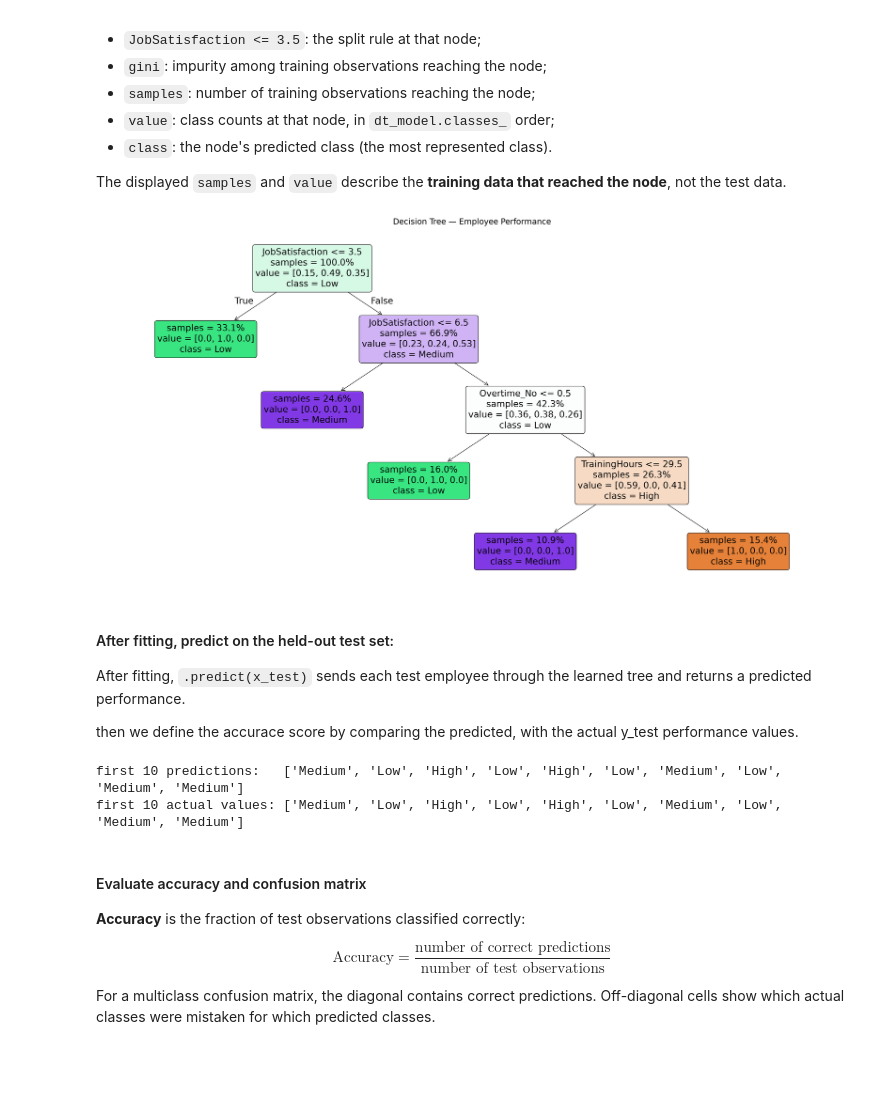
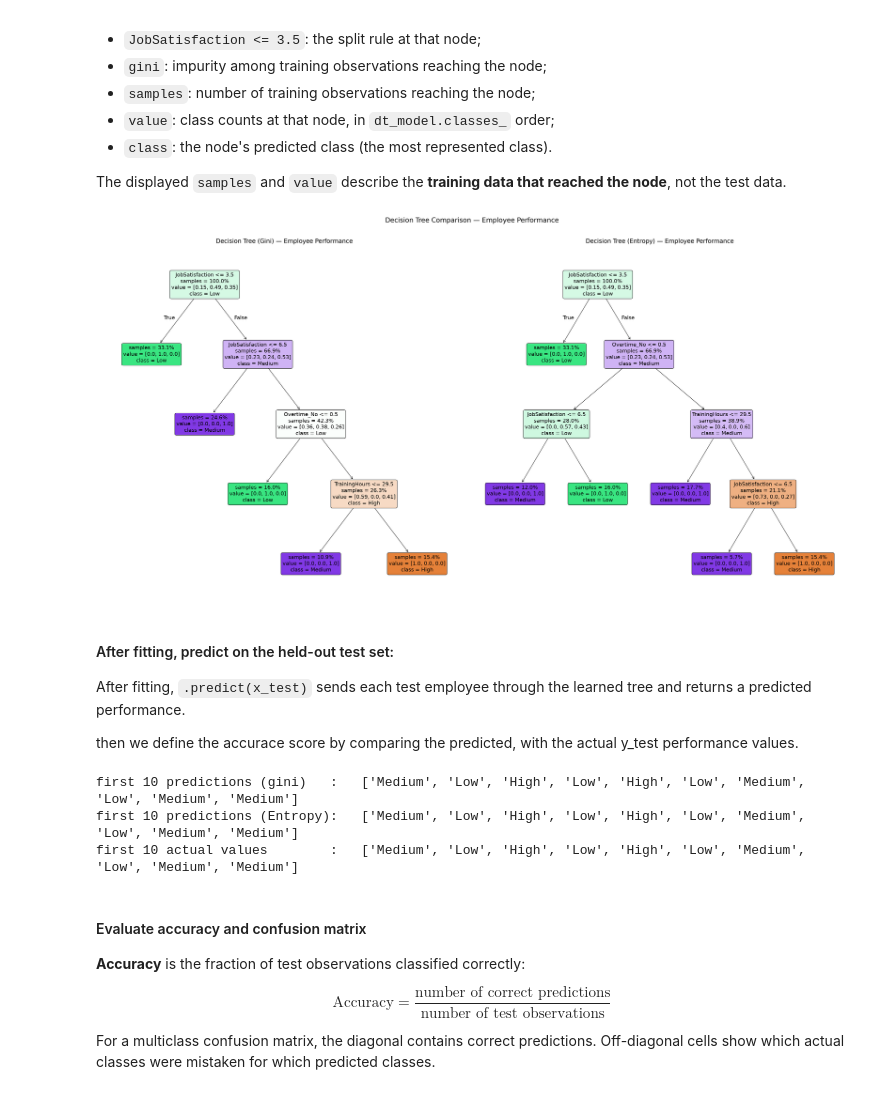
Before and after one commit to m-abdelkawy/data-analysis-msc, a Jupyter notebook: courses/ana505_data_mining/module2_classification_and_regression/week03_decision_trees_random_forests/python/week03_activity.ipynb, the cells around one changed output. Cells and saved outputs as stored; diff of their text form; code cells hidden in the pictures; blank space fills up the shorter version.

Commit message:
add entropy decision tree to week 3

```diff
--- a/courses/ana505_data_mining/module2_classification_and_regression/week03_decision_trees_random_forests/python/week03_activity.ipynb
+++ b/courses/ana505_data_mining/module2_classification_and_regression/week03_decision_trees_random_forests/python/week03_activity.ipynb
@@ -217,15 +217,26 @@ Gini is impurity quantifier, the tree keeps branching in a direction that minimi
 $p_k$ is the proportion of observations of class k within the node k
 # %%
 # create and configure the model
-dt_model = DecisionTreeClassifier(
+dt_gini = DecisionTreeClassifier(
     criterion="gini",
     random_state=42,
     max_depth=4
 )
 
+dt_entropy = DecisionTreeClassifier(
+    criterion="entropy",
+    random_state=42,
+    max_depth=4
+)
+
 # learn the tree structure from the training data
-dt_model.fit(X=x_train, y=y_train)
+dt_gini.fit(X=x_train, y=y_train)
 
-print(f"Tree depth: {dt_model.get_depth()}")
-print(f"Number of leaves: {dt_model.get_n_leaves()}")
+dt_entropy.fit(X=x_train, y=y_train)
+
+print(f"Gini Tree depth: {dt_gini.get_depth()}")
+print(f"Gini Number of leaves: {dt_gini.get_n_leaves()}")
+
+print(f"Entropy Tree depth: {dt_gini.get_depth()}")
+print(f"Entropy Number of leaves: {dt_gini.get_n_leaves()}")
 # %% [output]
@@ -250,44 +263,72 @@ Typical node fields:
 
 The displayed `samples` and `value` describe the **training data that reached the node**, not the test data.
 # %%
-fig, ax = plt.subplots(figsize=(24, 12), dpi=150)
+fig, axes = plt.subplots(1, 2,figsize=(32, 16), dpi=150)
 
 plot_tree(
-    dt_model,
+    dt_gini,
     feature_names=x_encoded.columns,
-    class_names=dt_model.classes_,
+    class_names=dt_gini.classes_,
     filled=True,
     rounded=True,
     impurity=False,
     proportion=True,
     precision=2,
-    fontsize=20,
-    ax=ax
+    fontsize=16,
+    ax=axes[0]
 )
 
-ax.set_title(
-    "Decision Tree — Employee Performance",
+axes[0].set_title(
+    "Decision Tree (Gini) — Employee Performance",
     fontsize=18,
     pad=20
 )
 
+plot_tree(
+    dt_entropy,
+    feature_names=x_encoded.columns,
+    class_names=dt_entropy.classes_,
+    filled=True,
+    rounded=True,
+    impurity=False,
+    proportion=True,
+    precision=2,
+    fontsize=16,
+    ax=axes[1]
+)
+
+axes[1].set_title(
+    "Decision Tree (Entropy) — Employee Performance",
+    fontsize=18,
+    pad=20
+)
+
+fig.suptitle(
+    "Decision Tree Comparison — Employee Performance",
+    fontsize=20,
+    y=1.02
+)
+
 plt.tight_layout()
 plt.show()
 # %% [output]
-[figure, old version]
+[figure, new version]
 # %% [markdown]
 #### After fitting, predict on the held-out test set:
 After fitting, `.predict(x_test)` sends each test employee through the learned tree and returns a predicted performance.
 
 then we define the accurace score by comparing the predicted, with the actual y_test performance values.
 # %%
-dt_predictions = dt_model.predict(X=x_test)
+dt_predictions_gini = dt_gini.predict(X=x_test)
+dt_predictions_entropy = dt_entropy.predict(X=x_test)
 
-print(f"first 10 predictions:   {dt_predictions[:10].tolist()}")
-print(f"first 10 actual values: {y_test.iloc[:10].tolist()}")
+print(f"first 10 predictions (gini)   :   {dt_predictions_gini[:10].tolist()}")
+print(f"first 10 predictions (Entropy):   {dt_predictions_entropy[:10].tolist()}")
+print(f"first 10 actual values        :   {y_test.iloc[:10].tolist()}")
 # %% [output]
-first 10 predictions:   ['Medium', 'Low', 'High', 'Low', 'High', 'Low', 'Medium', 'Low', 'Medium', 'Medium']
-first 10 actual values: ['Medium', 'Low', 'High', 'Low', 'High', 'Low', 'Medium', 'Low', 'Medium', 'Medium']
+first 10 predictions (gini)   :   ['Medium', 'Low', 'High', 'Low', 'High', 'Low', 'Medium', 'Low', 'Medium', 'Medium']
+first 10 predictions (Entropy):   ['Medium', 'Low', 'High', 'Low', 'High', 'Low', 'Medium', 'Low', 'Medium', 'Medium']
+first 10 actual values        :   ['Medium', 'Low', 'High', 'Low', 'High', 'Low', 'Medium', 'Low', 'Medium', 'Medium']
 # %% [markdown]
 #### Evaluate accuracy and confusion matrix
 **Accuracy** is the fraction of test observations classified correctly:
```
Also changed, not shown: parts of 2 cells of this notebook, 3 other files.
